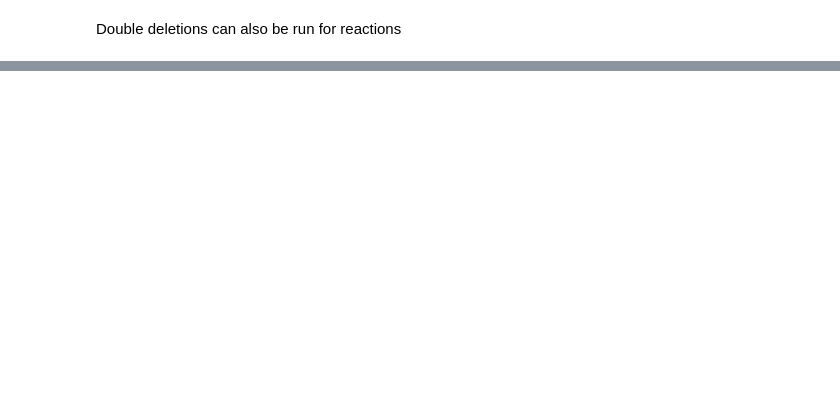
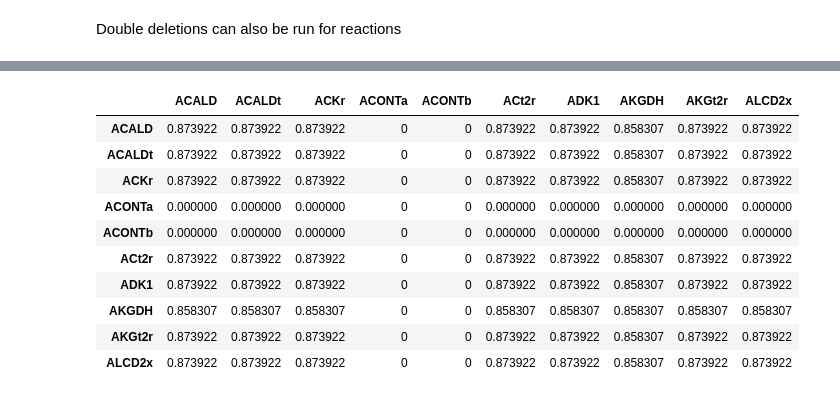
Before and after one commit to opencobra/cobrapy, a Jupyter notebook: documentation_builder/deletions.ipynb, the cells around one changed output, grey strips where cells are left out. Drawn from its saved outputs; the diff is of its cells as text; code cells hidden in the pictures; blank space fills up the shorter version.

```diff
--- a/documentation_builder/deletions.ipynb
+++ b/documentation_builder/deletions.ipynb
@@ -93,0 +101,14 @@ frame
+# %%
+cobra.flux_analysis.double_reaction_deletion(cobra_model, cobra_model.reactions[:10], return_frame=True)
+# %% [output]
+|  | ACALD | ACALDt | ACKr | ACONTa | ACONTb | ACt2r | ADK1 | AKGDH | AKGt2r | ALCD2x |
+| ACALD | 0.873922 | 0.873922 | 0.873922 | 0 | 0 | 0.873922 | 0.873922 | 0.858307 | 0.873922 | 0.873922 |
+| ACALDt | 0.873922 | 0.873922 | 0.873922 | 0 | 0 | 0.873922 | 0.873922 | 0.858307 | 0.873922 | 0.873922 |
+| ACKr | 0.873922 | 0.873922 | 0.873922 | 0 | 0 | 0.873922 | 0.873922 | 0.858307 | 0.873922 | 0.873922 |
+| ACONTa | 0.000000 | 0.000000 | 0.000000 | 0 | 0 | 0.000000 | 0.000000 | 0.000000 | 0.000000 | 0.000000 |
+| ACONTb | 0.000000 | 0.000000 | 0.000000 | 0 | 0 | 0.000000 | 0.000000 | 0.000000 | 0.000000 | 0.000000 |
+| ACt2r | 0.873922 | 0.873922 | 0.873922 | 0 | 0 | 0.873922 | 0.873922 | 0.858307 | 0.873922 | 0.873922 |
+| ADK1 | 0.873922 | 0.873922 | 0.873922 | 0 | 0 | 0.873922 | 0.873922 | 0.858307 | 0.873922 | 0.873922 |
+| AKGDH | 0.858307 | 0.858307 | 0.858307 | 0 | 0 | 0.858307 | 0.858307 | 0.858307 | 0.858307 | 0.858307 |
+| AKGt2r | 0.873922 | 0.873922 | 0.873922 | 0 | 0 | 0.873922 | 0.873922 | 0.858307 | 0.873922 | 0.873922 |
+| ALCD2x | 0.873922 | 0.873922 | 0.873922 | 0 | 0 | 0.873922 | 0.873922 | 0.858307 | 0.873922 | 0.873922 |
```
Also changed, not shown: parts of 19 cells of this notebook, 59 other files.
